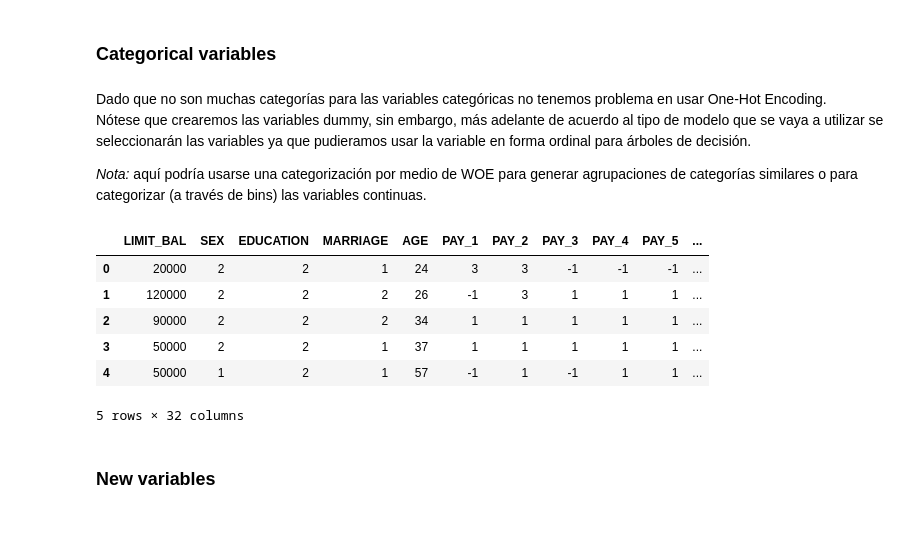
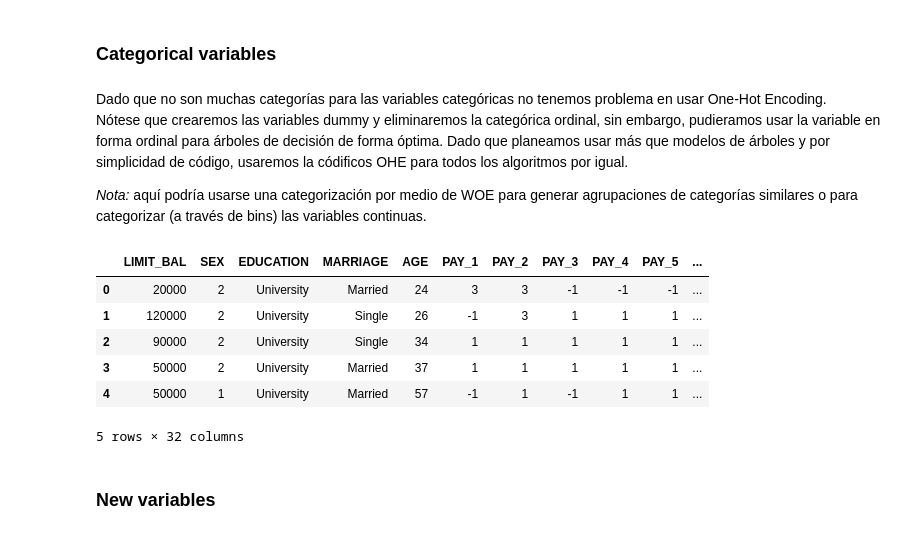
Before and after one commit to guillermoArr/default_credit_prediction, a Jupyter notebook: notebooks/2.1.02-gar-binary-feature-engineering.ipynb, the cells around one changed output. Cells and saved outputs as stored; diff of their text form; code cells hidden in the pictures.

Commit message:
first try - binary classf model

```diff
--- a/notebooks/2.1.02-gar-binary-feature-engineering.ipynb
+++ b/notebooks/2.1.02-gar-binary-feature-engineering.ipynb
@@ -45,34 +45,35 @@ df = pd.read_csv(os.path.join(INTERIM_DIR, 'credit_dataset_cleaned.csv'))
 ### Categorical variables
 # %% [markdown]
 Dado que no son muchas categorías para las variables categóricas no tenemos problema en usar One-Hot Encoding.
-Nótese que crearemos las variables dummy, sin embargo, más adelante de acuerdo al tipo de modelo que se vaya a utilizar se seleccionarán las variables ya que pudieramos usar la variable en forma ordinal para árboles de decisión.
+Nótese que crearemos las variables dummy y eliminaremos la categórica ordinal, sin embargo, pudieramos usar la variable en forma ordinal para árboles de decisión de forma óptima. Dado que planeamos usar más que modelos de árboles y por simplicidad de código, usaremos la códificos OHE para todos los algoritmos por igual.
 
 *Nota:* aquí podría usarse una categorización por medio de WOE para generar agrupaciones de categorías similares o para categorizar (a través de bins) las variables continuas.
 # %%
 # Get Female dummy variable
 df['Female'] = df['SEX'] - 1
 
 # Replace marriage and education with mapping
 education_map = {1: 'Graduate', 2: 'University', 3: 'High School', 4: 'Others'}
 marriage_map = {1: 'Married', 2: 'Single', 3: 'Others'}
-# df['EDUCATION'] = df['EDUCATION'].map(education_map)
-# df['MARRIAGE'] = df['MARRIAGE'].map(marriage_map)
+df['EDUCATION'] = df['EDUCATION'].map(education_map)
+df['MARRIAGE'] = df['MARRIAGE'].map(marriage_map)
 
 # Create One Hot Encodings for MARRIAGE and EDUCATION
 df = pd.concat(
     [
         df,
-        pd.get_dummies(df.MARRIAGE.map(marriage_map), prefix='MARRIAGE').astype(int),
-        pd.get_dummies(df.EDUCATION.map(education_map), prefix='EDUCATION').astype(int)
+        pd.get_dummies(df.MARRIAGE, prefix='MARRIAGE').astype(int),
+        pd.get_dummies(df.EDUCATION, prefix='EDUCATION').astype(int)
     ],
     axis=1
 )
+
 df.head()
 # %% [output]
 |  | LIMIT_BAL | SEX | EDUCATION | MARRIAGE | AGE | PAY_1 | PAY_2 | PAY_3 | PAY_4 | PAY_5 | ... |
-| 0 | 20000 | 2 | 2 | 1 | 24 | 3 | 3 | -1 | -1 | -1 | ... |
-| 1 | 120000 | 2 | 2 | 2 | 26 | -1 | 3 | 1 | 1 | 1 | ... |
-| 2 | 90000 | 2 | 2 | 2 | 34 | 1 | 1 | 1 | 1 | 1 | ... |
-| 3 | 50000 | 2 | 2 | 1 | 37 | 1 | 1 | 1 | 1 | 1 | ... |
-| 4 | 50000 | 1 | 2 | 1 | 57 | -1 | 1 | -1 | 1 | 1 | ... |
+| 0 | 20000 | 2 | University | Married | 24 | 3 | 3 | -1 | -1 | -1 | ... |
+| 1 | 120000 | 2 | University | Single | 26 | -1 | 3 | 1 | 1 | 1 | ... |
+| 2 | 90000 | 2 | University | Single | 34 | 1 | 1 | 1 | 1 | 1 | ... |
+| 3 | 50000 | 2 | University | Married | 37 | 1 | 1 | 1 | 1 | 1 | ... |
+| 4 | 50000 | 1 | University | Married | 57 | -1 | 1 | -1 | 1 | 1 | ... |
 5 rows × 32 columns
```
Also changed, not shown: parts of 7 cells of this notebook, 21 other files.
